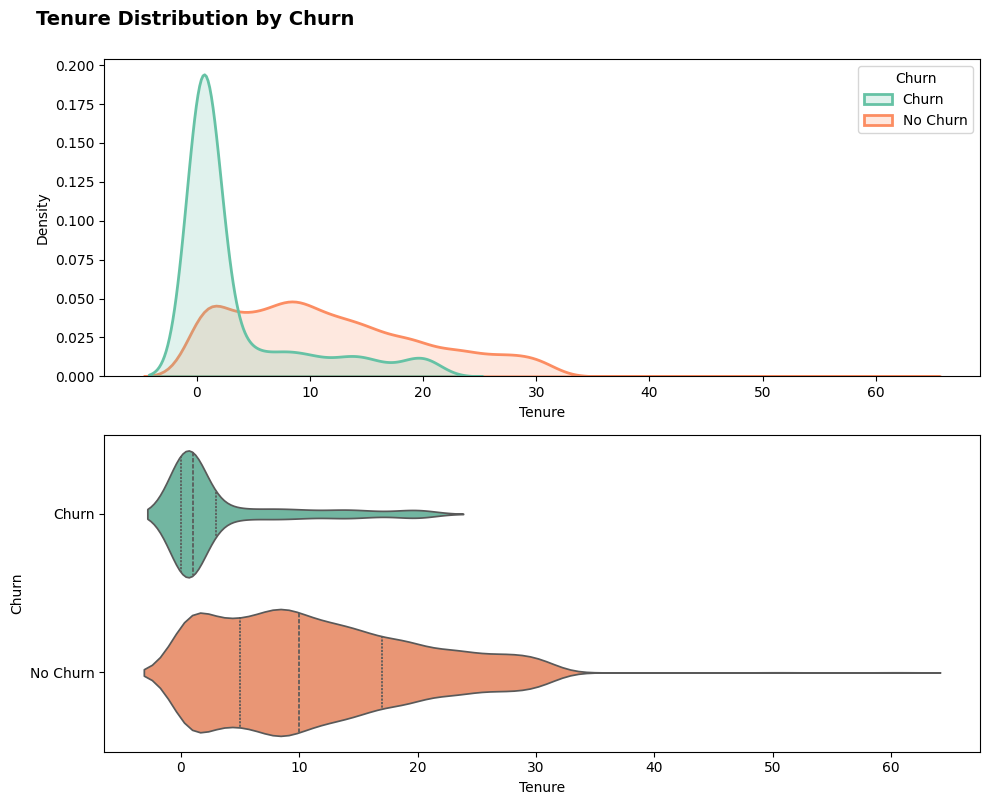
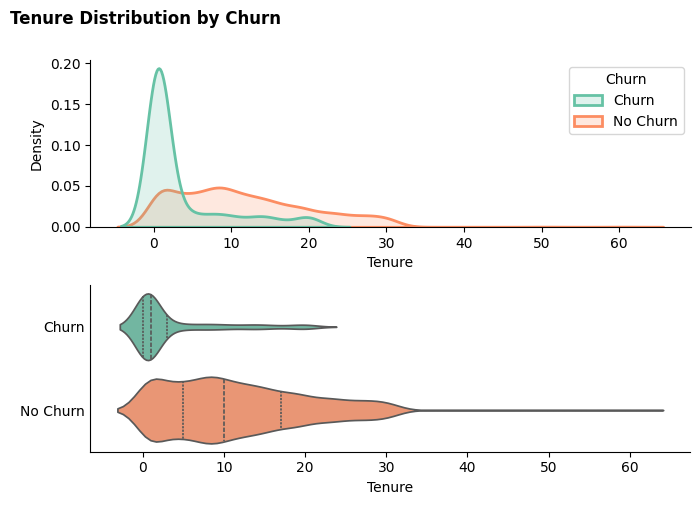
The change to this notebook cell's code, shown as a diff; its figure went from the first image to the second:
--- before
+++ after
@@ -2,5 +2,5 @@
 churn_labels = df_churn["Churn"].map({0: "No Churn", 1: "Churn"})
 
-fig, axes = plt.subplots(2,1, figsize=(10, 8))
+fig, axes = plt.subplots(2,1, figsize=(7, 5))
 axes = axes.flatten()
 
@@ -8,11 +8,16 @@
 sns.kdeplot(data=df_churn, x = "Tenure", hue = churn_labels, common_norm=False, fill=True, alpha=0.2, linewidth=2, palette="Set2", ax=axes[0])
 axes[0].set_xlabel("Tenure")
+axes[0].spines["top"].set_visible(False)
+axes[0].spines["right"].set_visible(False)
 
 # Violin plot
 sns.violinplot(data=df_churn, x = "Tenure", y = churn_labels, hue = churn_labels, inner="quartile", ax=axes[1], palette="Set2")
 axes[1].set_xlabel("Tenure")
-axes[1].set_ylabel("Churn")
+axes[1].set_ylabel("")
+axes[1].tick_params(axis="y", length=0)
+axes[1].spines["top"].set_visible(False)
+axes[1].spines["right"].set_visible(False)
 
-fig.suptitle("Tenure Distribution by Churn", fontsize=14, fontweight="bold", y=1, x=0.2)
+fig.suptitle("Tenure Distribution by Churn", fontsize=12, fontweight="bold", y=1, x=0.2)
 plt.tight_layout()
 plt.show()

Commit: Complete week 6